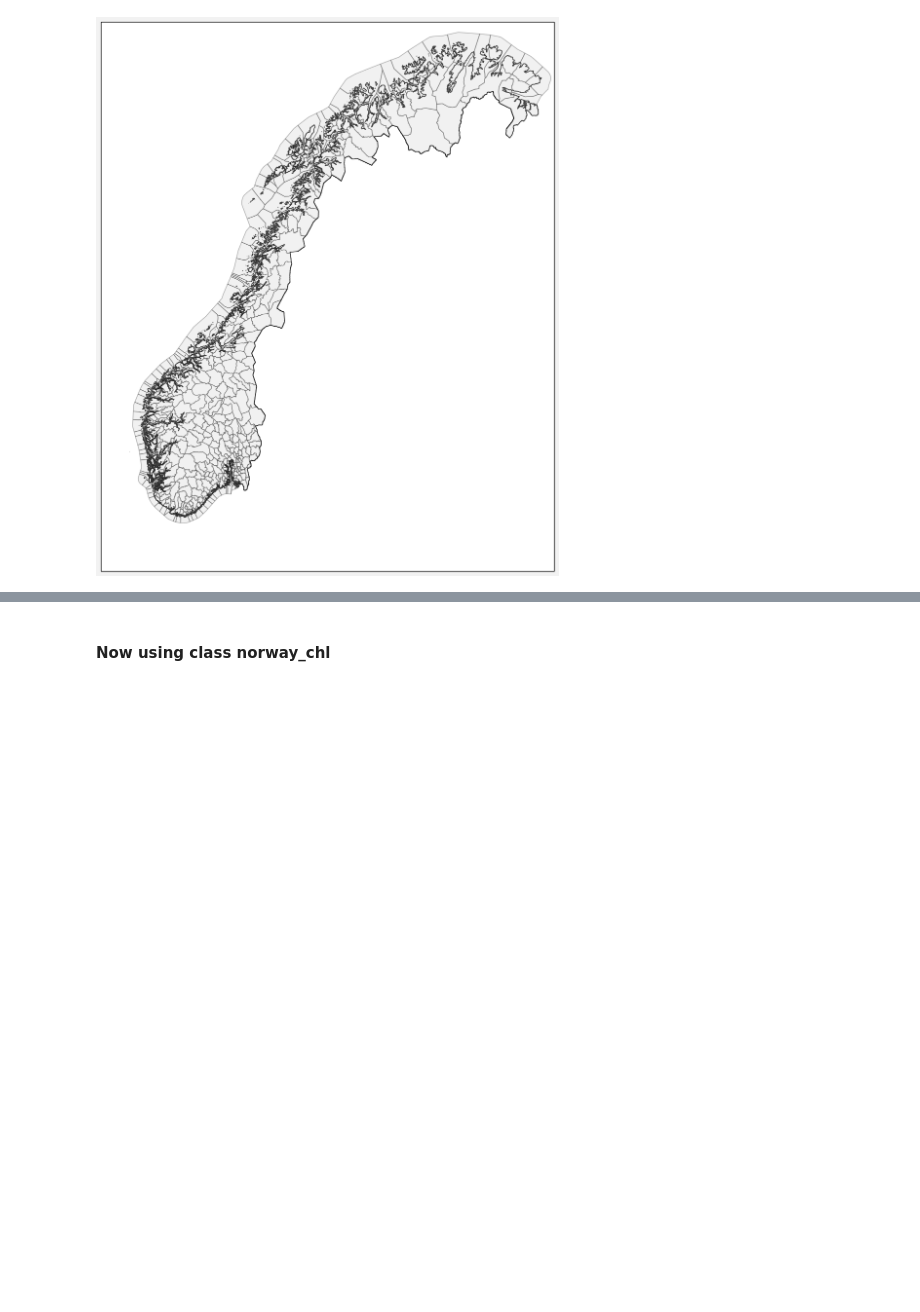
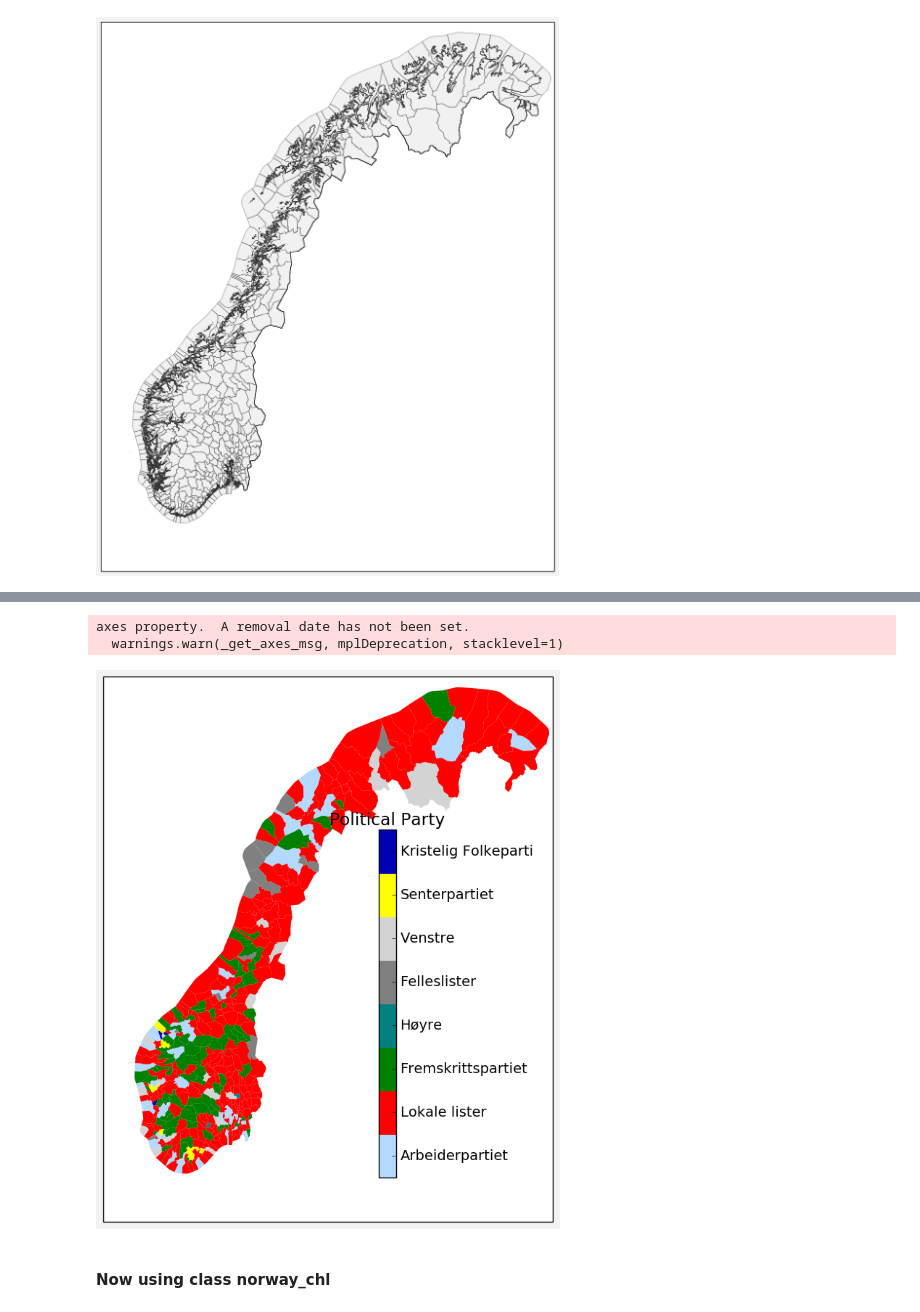
Before and after one commit to jmaurit/norwayeconomy, a Jupyter notebook: maps_cartopy.ipynb, the cells around one changed output, grey strips where cells are left out. Saved outputs shown, nothing was run; the diff lists cells and outputs as text; code cells hidden in the pictures; blank space fills up the shorter version.

Commit message:
update politics map

```diff
--- a/maps_cartopy.ipynb
+++ b/maps_cartopy.ipynb
@@ -181,0 +252,24 @@ axes property.  A removal date has not been set.
+# %%
+subplot_kw = dict(projection=ccrs.Mercator())
+
+fig, ax = plt.subplots(figsize=(8, 12),
+                       subplot_kw=subplot_kw)
+ax.set_extent((2, 32.0, 56, 71))
+
+for princ, rec in zip(reader_princ.geometries(), reader_princ.records()):
+    kode = rec.attributes["komm"]
+    if kode<1000:
+        kode = "0" + str(kode)
+    else:
+        kode = str(kode)
+    color= col_dict[valg2015_dict[kode]]
+    ax.add_geometries(princ, ccrs.PlateCarree(), facecolor=color, edgecolor='none')
+# %%
+#setting colorbar
+#legend
+ticks = np.linspace(1/16,1-1/16,len(col_dict))
+ax_legend = fig.add_axes([0.6, 0.25, 0.03, 0.4], zorder=3)
+cb = mpl.colorbar.ColorbarBase(ax_legend, cmap=cMap, ticks=ticks, orientation='vertical')
+# %%
+categs = [i for i in col_dict.keys()]
+categs
@@ -182,3 +285,13 @@ axes property.  A removal date has not been set.
+# %%
+cb.set_ticklabels(categs)
+cb.ax.set_title("Political Party")
+
+
+plt.show()
+# %% [output]
+axes property.  A removal date has not been set.
+  warnings.warn(_get_axes_msg, mplDeprecation, stacklevel=1)
+[figure, added]
 # %% [markdown]
 #### Now using class norway_chl
 # %%
```
Also changed, not shown: parts of 23 cells of this notebook, 15 other files.
